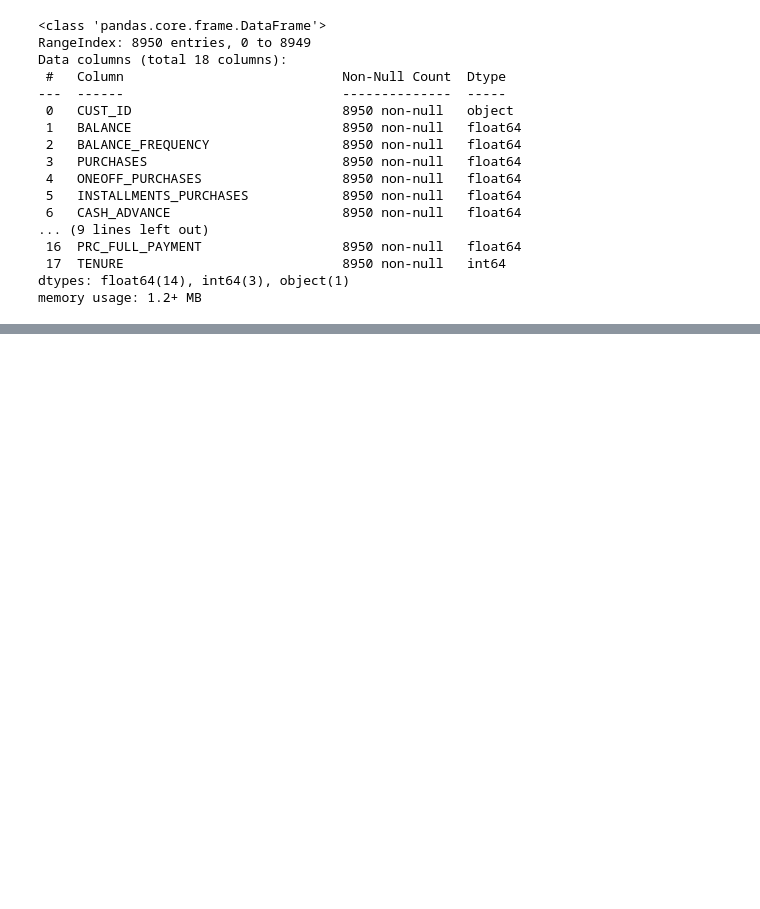
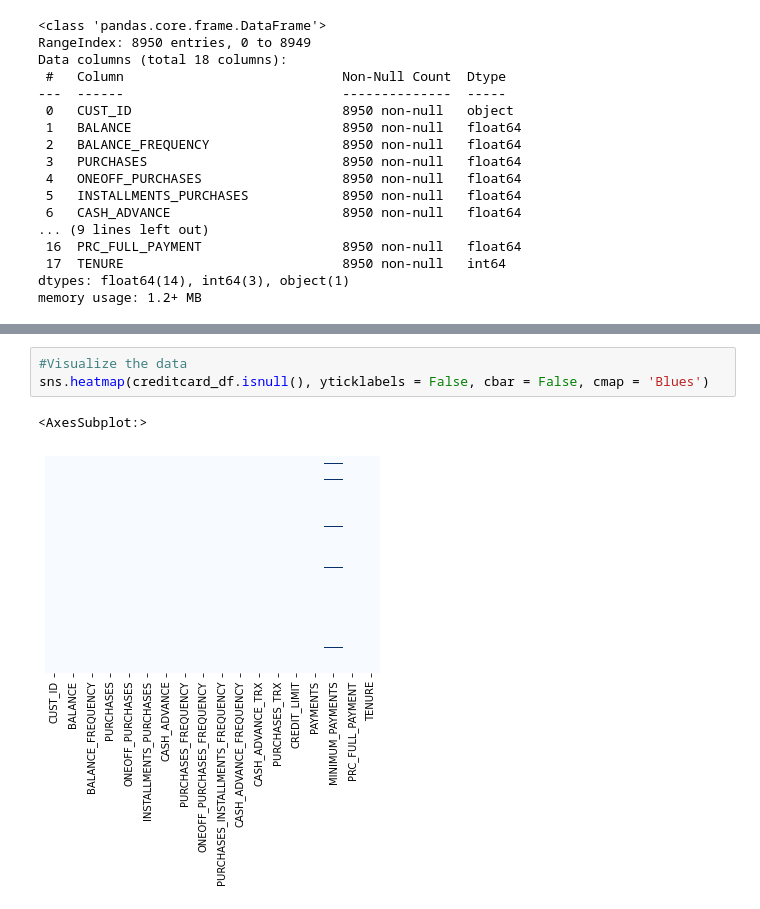
Before and after one commit to eeeds/Projects, a Jupyter notebook: 17- Marketing Project (Clusters)/Project17.ipynb, the cells around one changed output, grey strips where cells are left out. Cells and saved outputs as stored; diff of their text form; blank space fills up the shorter version.

```diff
--- a/17- Marketing Project (Clusters)/Project17.ipynb
+++ b/17- Marketing Project (Clusters)/Project17.ipynb
@@ -67,0 +76,6 @@ creditcard_df[creditcard_df['ONEOFF_PURCHASES']==40761.25]
+# %%
+#Visualize the data
+sns.heatmap(creditcard_df.isnull(), yticklabels = False, cbar = False, cmap = 'Blues')
+# %% [output]
+<AxesSubplot:>
+[figure, added]
```
Also changed, not shown: parts of 12 cells of this notebook.
